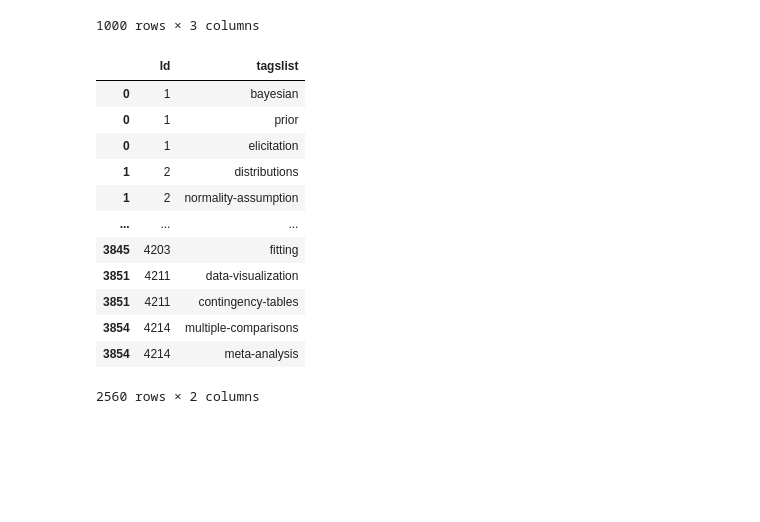
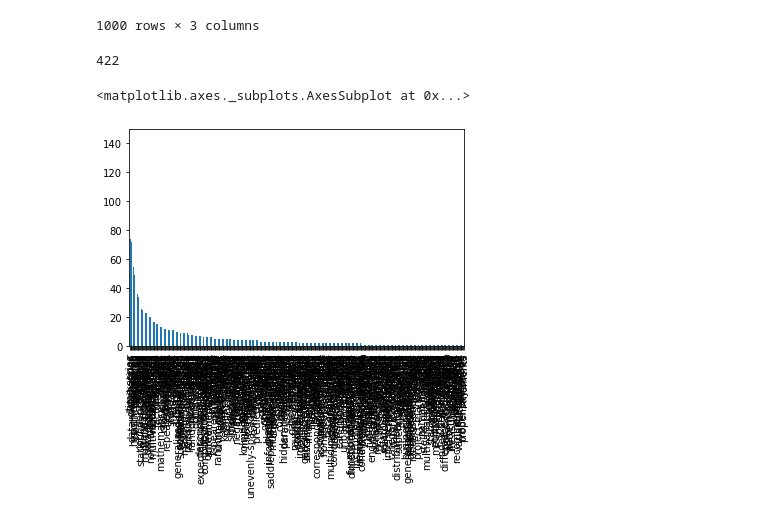
Before and after one commit to mutazag/godzilla-sina, a Jupyter notebook: 04-explore-posts.ipynb, the cells around one changed output. Drawn from its saved outputs; the diff is of its cells as text; code cells hidden in the pictures; blank space fills up the shorter version.

```diff
--- a/04-explore-posts.ipynb
+++ b/04-explore-posts.ipynb
@@ -177,18 +177,8 @@ dftags1
 | 3854 | 4214 | <multiple-comparisons><meta-analy... | [multiple-comparisons, meta-analy... |
 1000 rows × 3 columns
 # %%
-dftags1[['Id','tagslist']].explode('tagslist')
+dftags2 = dftags1[['Id','tagslist']].explode('tagslist')
-# %% [output]
-|  | Id | tagslist |
-| 0 | 1 | bayesian |
-| 0 | 1 | prior |
-| 0 | 1 | elicitation |
-| 1 | 2 | distributions |
-| 1 | 2 | normality-assumption |
-| ... | ... | ... |
-| 3845 | 4203 | fitting |
-| 3851 | 4211 | data-visualization |
-| 3851 | 4211 | contingency-tables |
-| 3854 | 4214 | multiple-comparisons |
-| 3854 | 4214 | meta-analysis |
-2560 rows × 2 columns
+# %%
+dftags2.tagslist.nunique() # number of unique tags
+# %% [output]
+422
@@ -194,0 +187,5 @@ dftags1[['Id','tagslist']].explode('tagslist')
+# %%
+dftags2.tagslist.value_counts().plot.bar()
+# %% [output]
+<matplotlib.axes._subplots.AxesSubplot at 0x...>
+[figure, added]
```
Also changed, not shown: parts of 5 cells of this notebook.
